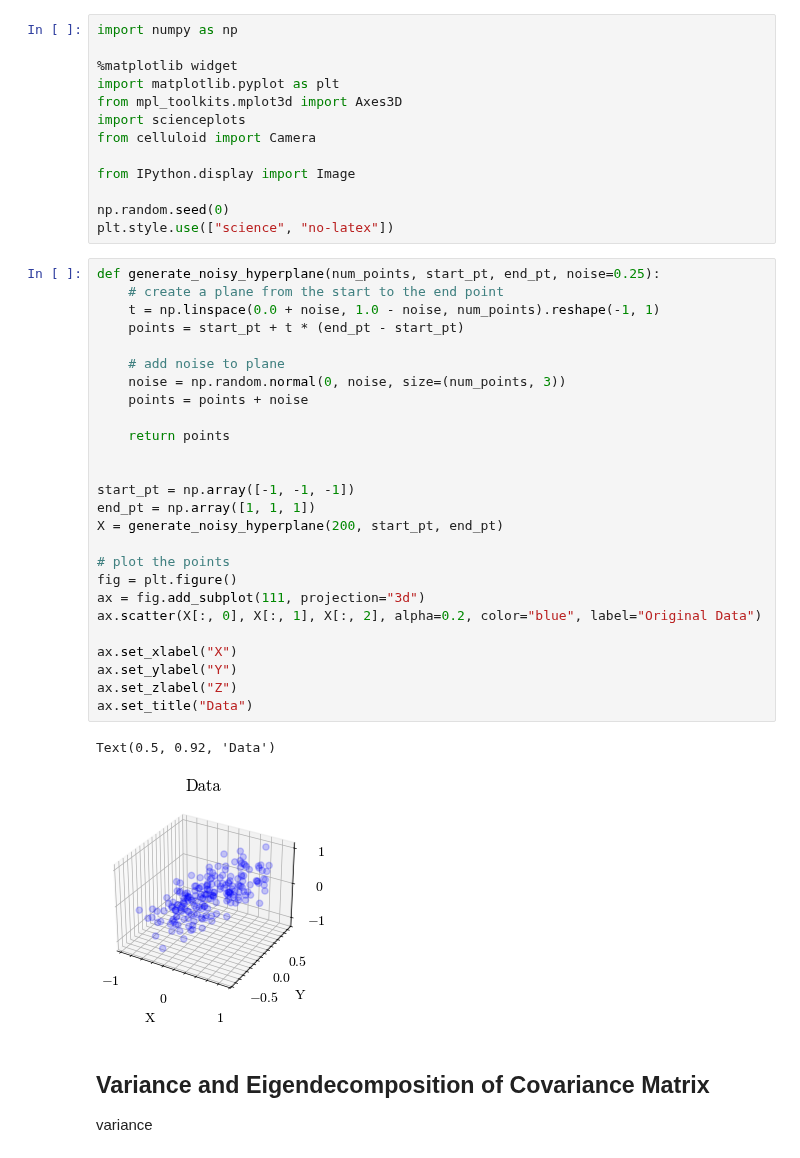
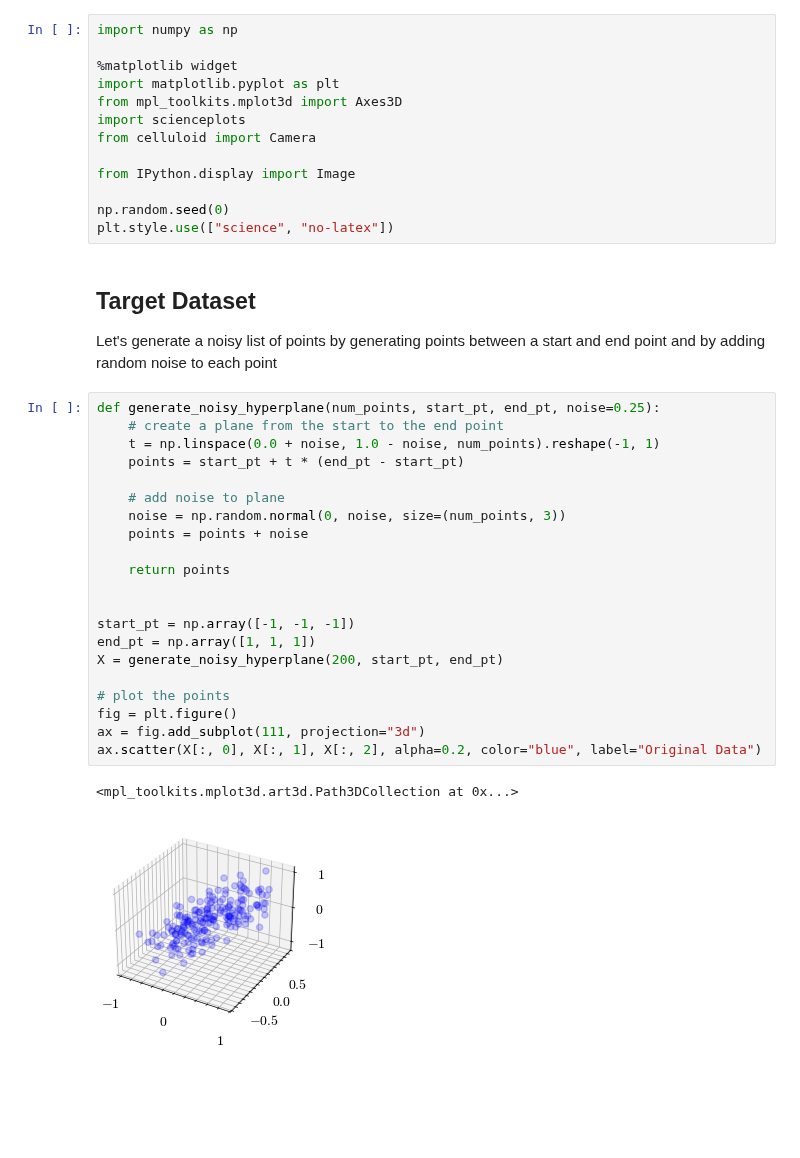
Before and after one commit to gavinkhung/pca, a Jupyter notebook: pca.ipynb, the cells around one changed output. Drawn from its saved outputs; the diff is of its cells as text; blank space fills up the shorter version.

```diff
--- a/pca.ipynb
+++ b/pca.ipynb
@@ -13,36 +15,31 @@ from IPython.display import Image
 
 np.random.seed(0)
 plt.style.use(["science", "no-latex"])
+# %% [markdown]
+## Target Dataset
+
+Let's generate a noisy list of points by generating points between a start and end point and by adding random noise to each point
 # %%
 def generate_noisy_hyperplane(num_points, start_pt, end_pt, noise=0.25):
     # create a plane from the start to the end point
     t = np.linspace(0.0 + noise, 1.0 - noise, num_points).reshape(-1, 1)
     points = start_pt + t * (end_pt - start_pt)
 
     # add noise to plane
     noise = np.random.normal(0, noise, size=(num_points, 3))
     points = points + noise
 
     return points
 
 
 start_pt = np.array([-1, -1, -1])
 end_pt = np.array([1, 1, 1])
 X = generate_noisy_hyperplane(200, start_pt, end_pt)
 
 # plot the points
 fig = plt.figure()
 ax = fig.add_subplot(111, projection="3d")
 ax.scatter(X[:, 0], X[:, 1], X[:, 2], alpha=0.2, color="blue", label="Original Data")
-
-ax.set_xlabel("X")
-ax.set_ylabel("Y")
-ax.set_zlabel("Z")
-ax.set_title("Data")
 # %% [output]
-Text(0.5, 0.92, 'Data')
+<mpl_toolkits.mplot3d.art3d.Path3DCollection at 0x...>
-[figure, old version]
+[figure, new version]
-# %% [markdown]
-## Variance and Eigendecomposition of Covariance Matrix
-
-variance
```
Also changed, not shown: parts of 18 cells of this notebook, 3 other files.
